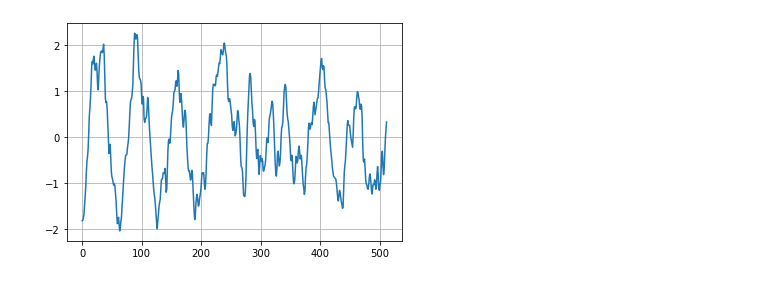
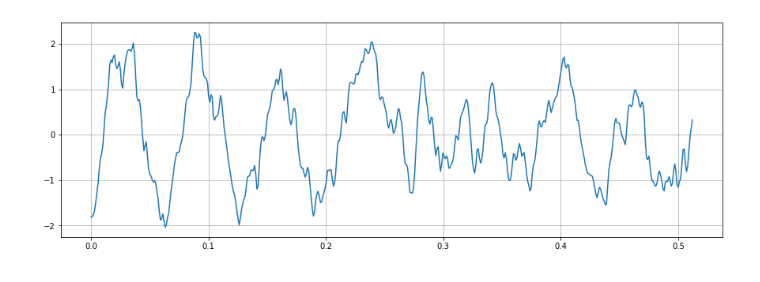
Before and after one commit to solothinker/SignalConcepts, a Jupyter notebook: Basics of Signals.ipynb, the cells around one changed output. Drawn from its saved outputs; the diff is of its cells as text; code cells hidden in the pictures.

```diff
--- a/Basics of Signals.ipynb
+++ b/Basics of Signals.ipynb
@@ -2,5 +2,14 @@
 import pandas as pd
 import matplotlib.pyplot as plt
 import numpy as np
+from scipy.signal import find_peaks
+plt.rcParams['figure.figsize'] = [15, 5]
+# %%
+# f = 5 #Hz
+# sigma = 0.5
+Ts = 0.001
+n = 50
+# t=np.arange(-2,2,Ts)
+# xf = np.linspace(0.0, 1.0/(2.0*Ts), t.size)
 # %%
 #https://www.kaggle.com/berkeley-biosense/synchronized-brainwave-dataset
@@ -8,8 +19,9 @@ data  = np.array([-203.0, -202.0, -196.0, -185.0, -163.0, -137.0, -110.0, -70.0,
 # %%
 data = (data-np.mean(data))/np.std(data)
+xDataTime = np.linspace(0,data.size*Ts,data.size)
 # %%
-plt.plot(data)
+plt.plot(xDataTime,data)
 plt.grid()
 plt.show()
 # %% [output]
-[figure, old version]
+[figure, new version]
```
Also changed, not shown: parts of 24 cells of this notebook.
